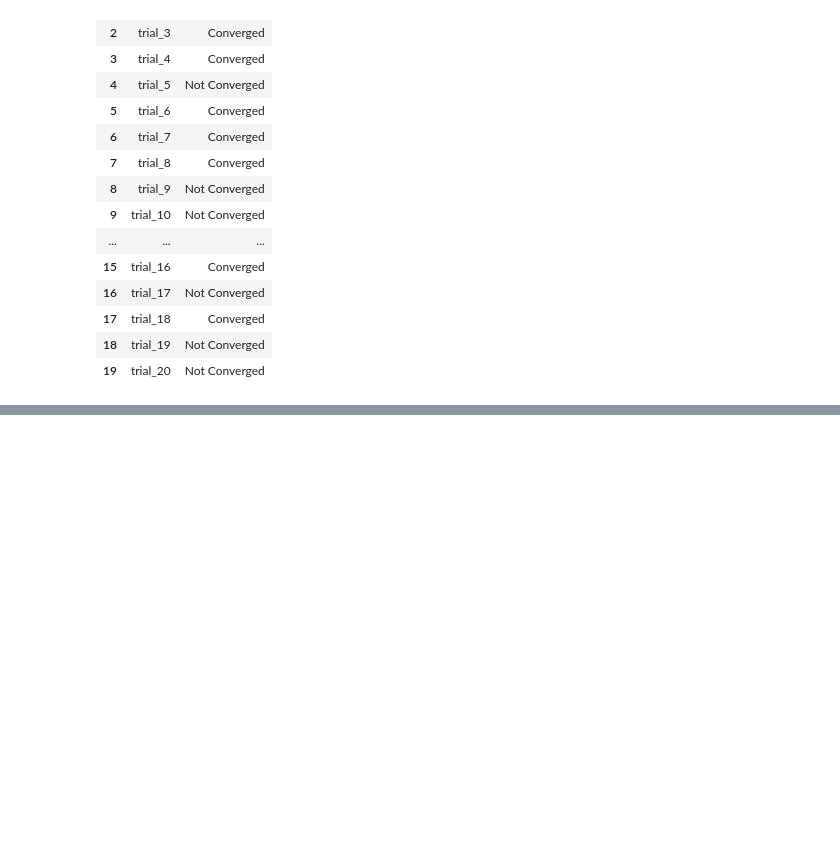
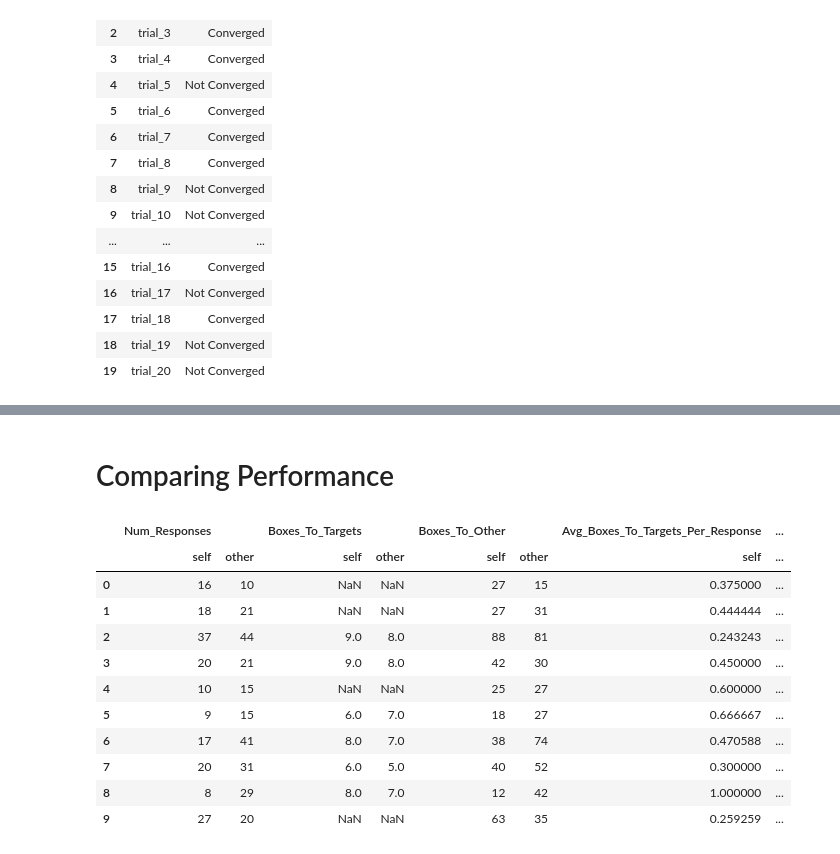
Before and after one commit to KevinBian107/RPLH, a Jupyter notebook: demos/notebooks/evaluation.ipynb, the cells around one changed output, grey strips where cells are left out. Saved outputs shown, nothing was run; the diff lists cells and outputs as text; code cells hidden in the pictures; blank space fills up the shorter version.

```diff
--- a/demos/notebooks/evaluation.ipynb
+++ b/demos/notebooks/evaluation.ipynb
@@ -204,0 +293,17 @@ df.merge(success_df, on="Trial")
+# %% [markdown]
+# Comparing Performance
+# %%
+rplh_df_merged.compare(df_nospy_merged)
+# %% [output]
+|  | Num_Responses |  | Boxes_To_Targets |  | Boxes_To_Other |  | Avg_Boxes_To_Targets_Per_Response | ... |
+|  | self | other | self | other | self | other | self | ... |
+| 0 | 16 | 10 | NaN | NaN | 27 | 15 | 0.375000 | ... |
+| 1 | 18 | 21 | NaN | NaN | 27 | 31 | 0.444444 | ... |
+| 2 | 37 | 44 | 9.0 | 8.0 | 88 | 81 | 0.243243 | ... |
+| 3 | 20 | 21 | 9.0 | 8.0 | 42 | 30 | 0.450000 | ... |
+| 4 | 10 | 15 | NaN | NaN | 25 | 27 | 0.600000 | ... |
+| 5 | 9 | 15 | 6.0 | 7.0 | 18 | 27 | 0.666667 | ... |
+| 6 | 17 | 41 | 8.0 | 7.0 | 38 | 74 | 0.470588 | ... |
+| 7 | 20 | 31 | 6.0 | 5.0 | 40 | 52 | 0.300000 | ... |
+| 8 | 8 | 29 | 8.0 | 7.0 | 12 | 42 | 1.000000 | ... |
+| 9 | 27 | 20 | NaN | NaN | 63 | 35 | 0.259259 | ... |
```
Also changed, not shown: parts of 22 cells of this notebook, 5 other files.
